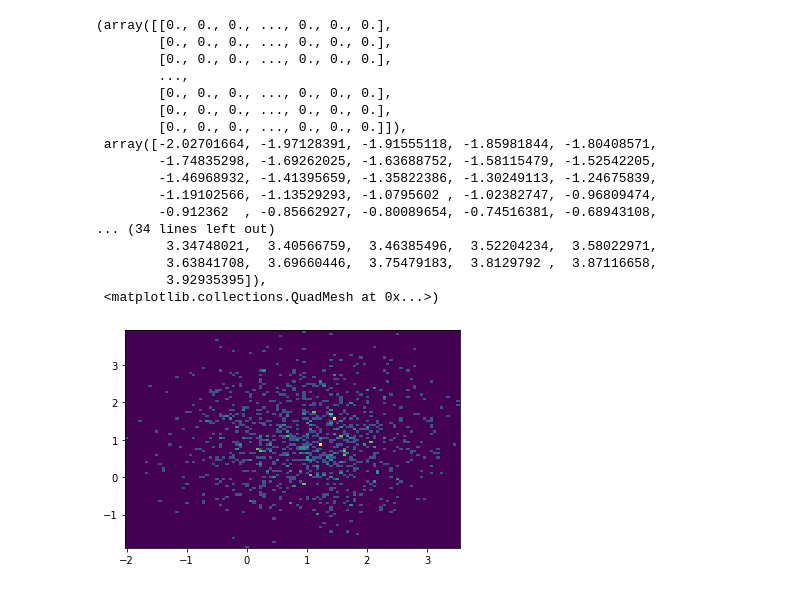
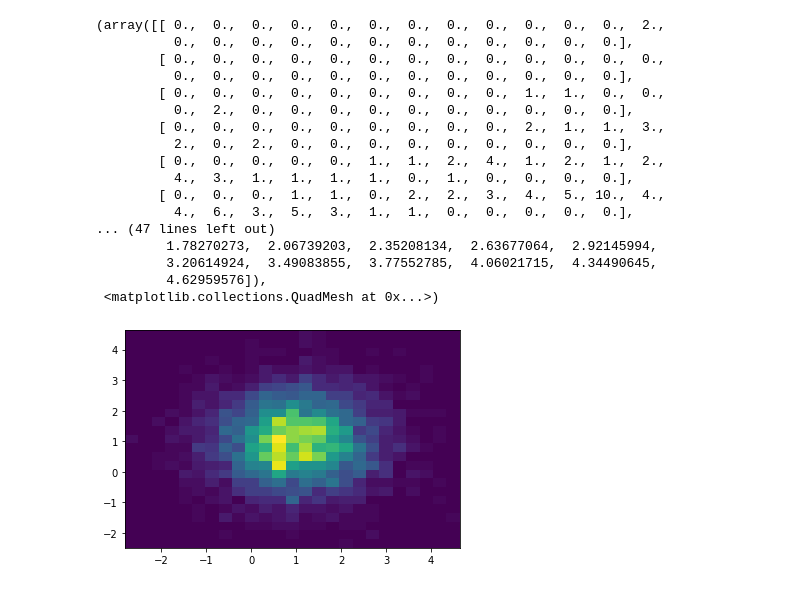
Before and after one commit to Sergio20f/generative_ml_for_particle_physics, a Jupyter notebook: data_notebooks/glash_v2_dist.ipynb, the cells around one changed output. Drawn from its saved outputs; the diff is of its cells as text; code cells hidden in the pictures.

```diff
--- a/data_notebooks/glash_v2_dist.ipynb
+++ b/data_notebooks/glash_v2_dist.ipynb
@@ -17,28 +18,28 @@ from glash_v2 import glash_discriminator, glash_generator, Glash
 # %%
 mean = (1, 1)
 cov = [[1, 0], [0, 1]] # Should be symmetric
-x = np.random.multivariate_normal(mean, cov, 1000).astype('float32')
+x = np.random.multivariate_normal(mean, cov, 4000).astype('float32')
 # %%
-plt.hist2d(x[:, :1].reshape(1000,), x[:, 1:2].reshape(1000,), bins=100)
+plt.hist2d(x[:, :1].reshape(4000,), x[:, 1:2].reshape(4000,), bins=25)
 # %% [output]
-(array([[0., 0., 0., ..., 0., 0., 0.],
-        [0., 0., 0., ..., 0., 0., 0.],
-        [0., 0., 0., ..., 0., 0., 0.],
-        ...,
-        [0., 0., 0., ..., 0., 0., 0.],
-        [0., 0., 0., ..., 0., 0., 0.],
-        [0., 0., 0., ..., 0., 0., 0.]]),
- array([-2.02701664, -1.97128391, -1.91555118, -1.85981844, -1.80408571,
-        -1.74835298, -1.69262025, -1.63688752, -1.58115479, -1.52542205,
-        -1.46968932, -1.41395659, -1.35822386, -1.30249113, -1.24675839,
-        -1.19102566, -1.13529293, -1.0795602 , -1.02382747, -0.96809474,
-        -0.912362  , -0.85662927, -0.80089654, -0.74516381, -0.68943108,
-... (34 lines left out)
-         3.34748021,  3.40566759,  3.46385496,  3.52204234,  3.58022971,
-         3.63841708,  3.69660446,  3.75479183,  3.8129792 ,  3.87116658,
-         3.92935395]),
+(array([[ 0.,  0.,  0.,  0.,  0.,  0.,  0.,  0.,  0.,  0.,  0.,  0.,  2.,
+          0.,  0.,  0.,  0.,  0.,  0.,  0.,  0.,  0.,  0.,  0.,  0.],
+        [ 0.,  0.,  0.,  0.,  0.,  0.,  0.,  0.,  0.,  0.,  0.,  0.,  0.,
+          0.,  0.,  0.,  0.,  0.,  0.,  0.,  0.,  0.,  0.,  0.,  0.],
+        [ 0.,  0.,  0.,  0.,  0.,  0.,  0.,  0.,  0.,  1.,  1.,  0.,  0.,
+          0.,  2.,  0.,  0.,  0.,  0.,  0.,  0.,  0.,  0.,  0.,  0.],
+        [ 0.,  0.,  0.,  0.,  0.,  0.,  0.,  0.,  0.,  2.,  1.,  1.,  3.,
+          2.,  0.,  2.,  0.,  0.,  0.,  0.,  0.,  0.,  0.,  0.,  0.],
+        [ 0.,  0.,  0.,  0.,  0.,  1.,  1.,  2.,  4.,  1.,  2.,  1.,  2.,
+          4.,  3.,  1.,  1.,  1.,  1.,  0.,  1.,  0.,  0.,  0.,  0.],
+        [ 0.,  0.,  0.,  1.,  1.,  0.,  2.,  2.,  3.,  4.,  5., 10.,  4.,
+          4.,  6.,  3.,  5.,  3.,  1.,  1.,  0.,  0.,  0.,  0.,  0.],
+... (47 lines left out)
+         1.78270273,  2.06739203,  2.35208134,  2.63677064,  2.92145994,
+         3.20614924,  3.49083855,  3.77552785,  4.06021715,  4.34490645,
+         4.62959576]),
  <matplotlib.collections.QuadMesh at 0x...>)
-[figure, old version]
+[figure, new version]
 # %%
 train_data = tf.data.Dataset.from_tensor_slices(x)
 train_data = train_data.batch(64).prefetch(32)
```
Also changed, not shown: parts of 12 cells of this notebook.
